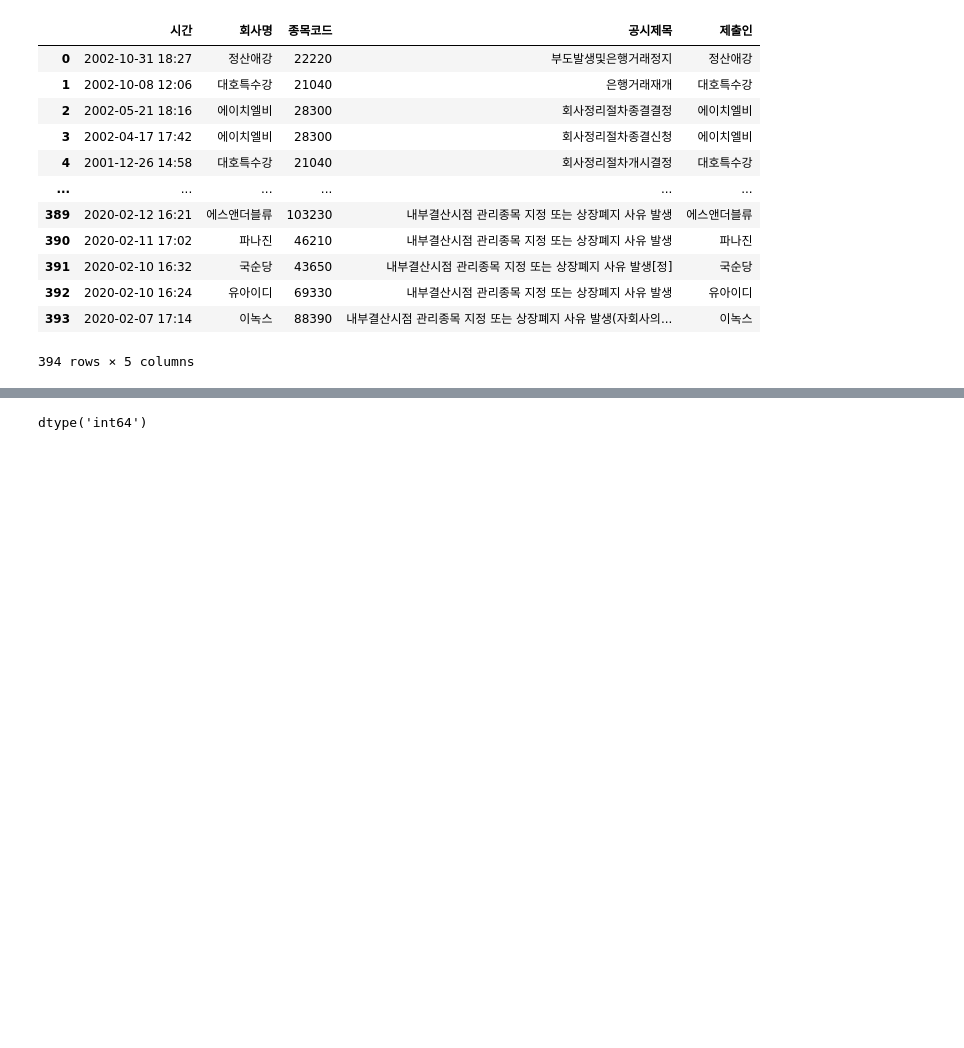
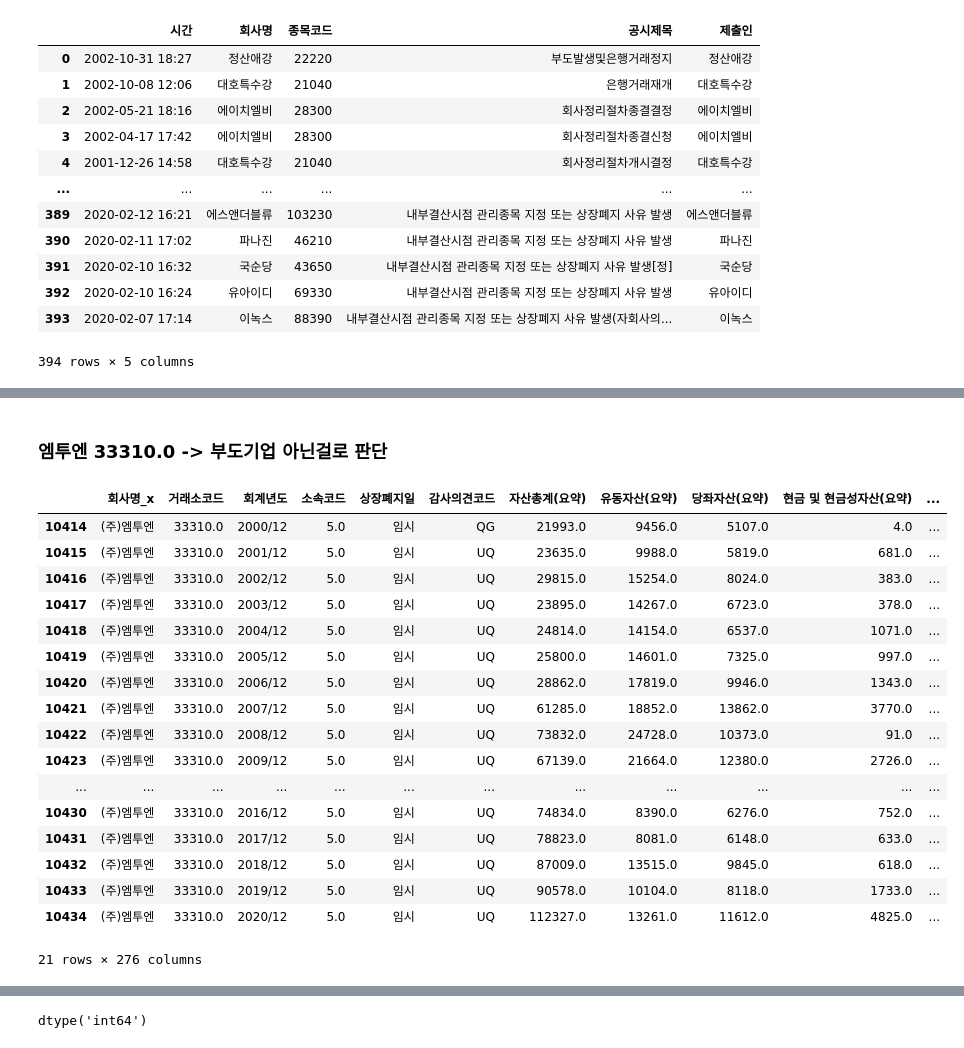
Before and after one commit to JxxHxxx/Ubion-CorporateBankruptcyAnalysis, a Jupyter notebook: Code/SH/prac.ipynb, the cells around one changed output, grey strips where cells are left out. Cells and saved outputs as stored; diff of their text form; code cells hidden in the pictures; blank space fills up the shorter version.

```diff
--- a/Code/SH/prac.ipynb
+++ b/Code/SH/prac.ipynb
@@ -46,0 +210,25 @@ bankrupt_df.to_csv('kind_bankrupt_df.csv')
+# %%
+merged.loc[merged['key']=='318002000', '공시제목'] = '회사정리절차종결결정'
+# %% [markdown]
+### **엠투엔** 33310.0 -> 부도기업 아닌걸로 판단
+# %%
+merged.loc[merged['거래소코드']==33310.0]
+# %% [output]
+|  | 회사명_x | 거래소코드 | 회계년도 | 소속코드 | 상장폐지일 | 감사의견코드 | 자산총계(요약) | 유동자산(요약) | 당좌자산(요약) | 현금 및 현금성자산(요약) | ... |
+| 10414 | (주)엠투엔 | 33310.0 | 2000/12 | 5.0 | 임시 | QG | 21993.0 | 9456.0 | 5107.0 | 4.0 | ... |
+| 10415 | (주)엠투엔 | 33310.0 | 2001/12 | 5.0 | 임시 | UQ | 23635.0 | 9988.0 | 5819.0 | 681.0 | ... |
+| 10416 | (주)엠투엔 | 33310.0 | 2002/12 | 5.0 | 임시 | UQ | 29815.0 | 15254.0 | 8024.0 | 383.0 | ... |
+| 10417 | (주)엠투엔 | 33310.0 | 2003/12 | 5.0 | 임시 | UQ | 23895.0 | 14267.0 | 6723.0 | 378.0 | ... |
+| 10418 | (주)엠투엔 | 33310.0 | 2004/12 | 5.0 | 임시 | UQ | 24814.0 | 14154.0 | 6537.0 | 1071.0 | ... |
+| 10419 | (주)엠투엔 | 33310.0 | 2005/12 | 5.0 | 임시 | UQ | 25800.0 | 14601.0 | 7325.0 | 997.0 | ... |
+| 10420 | (주)엠투엔 | 33310.0 | 2006/12 | 5.0 | 임시 | UQ | 28862.0 | 17819.0 | 9946.0 | 1343.0 | ... |
+| 10421 | (주)엠투엔 | 33310.0 | 2007/12 | 5.0 | 임시 | UQ | 61285.0 | 18852.0 | 13862.0 | 3770.0 | ... |
+| 10422 | (주)엠투엔 | 33310.0 | 2008/12 | 5.0 | 임시 | UQ | 73832.0 | 24728.0 | 10373.0 | 91.0 | ... |
+| 10423 | (주)엠투엔 | 33310.0 | 2009/12 | 5.0 | 임시 | UQ | 67139.0 | 21664.0 | 12380.0 | 2726.0 | ... |
+| ... | ... | ... | ... | ... | ... | ... | ... | ... | ... | ... | ... |
+| 10430 | (주)엠투엔 | 33310.0 | 2016/12 | 5.0 | 임시 | UQ | 74834.0 | 8390.0 | 6276.0 | 752.0 | ... |
+| 10431 | (주)엠투엔 | 33310.0 | 2017/12 | 5.0 | 임시 | UQ | 78823.0 | 8081.0 | 6148.0 | 633.0 | ... |
+| 10432 | (주)엠투엔 | 33310.0 | 2018/12 | 5.0 | 임시 | UQ | 87009.0 | 13515.0 | 9845.0 | 618.0 | ... |
+| 10433 | (주)엠투엔 | 33310.0 | 2019/12 | 5.0 | 임시 | UQ | 90578.0 | 10104.0 | 8118.0 | 1733.0 | ... |
+| 10434 | (주)엠투엔 | 33310.0 | 2020/12 | 5.0 | 임시 | UQ | 112327.0 | 13261.0 | 11612.0 | 4825.0 | ... |
+21 rows × 276 columns
```
Also changed, not shown: parts of 85 cells of this notebook.
